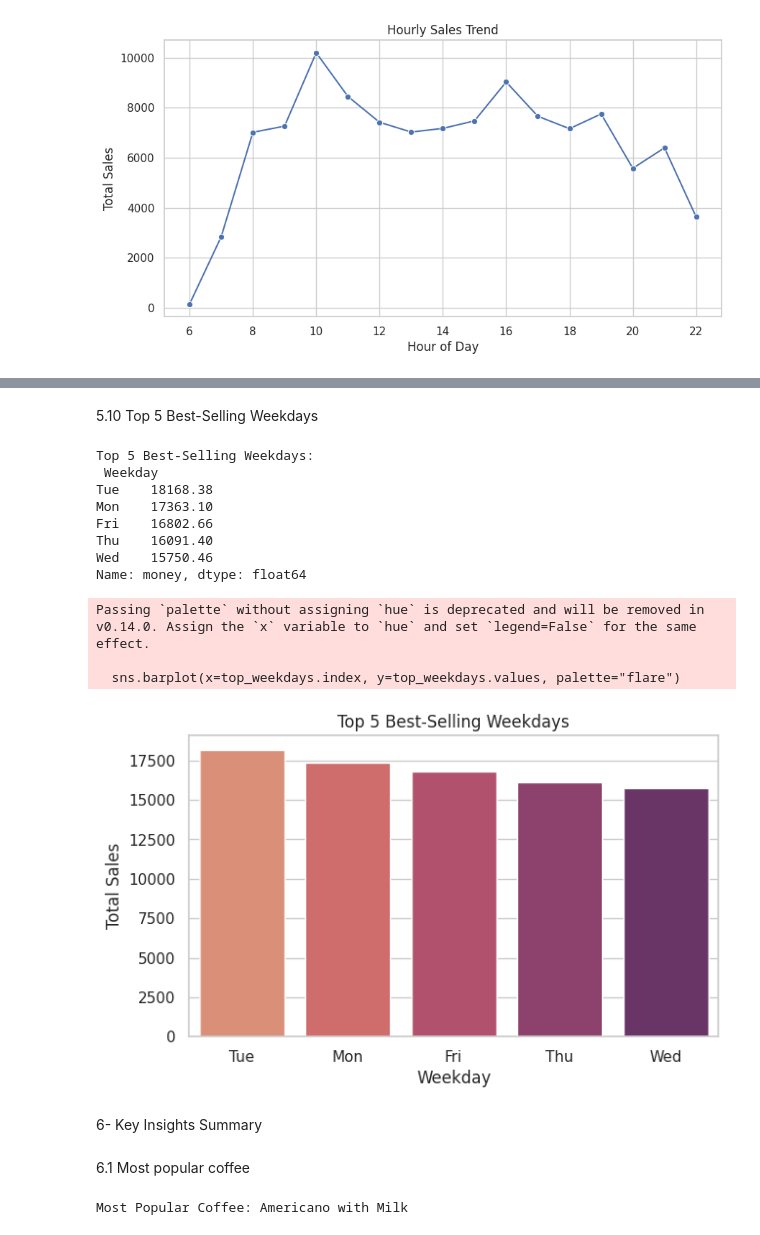
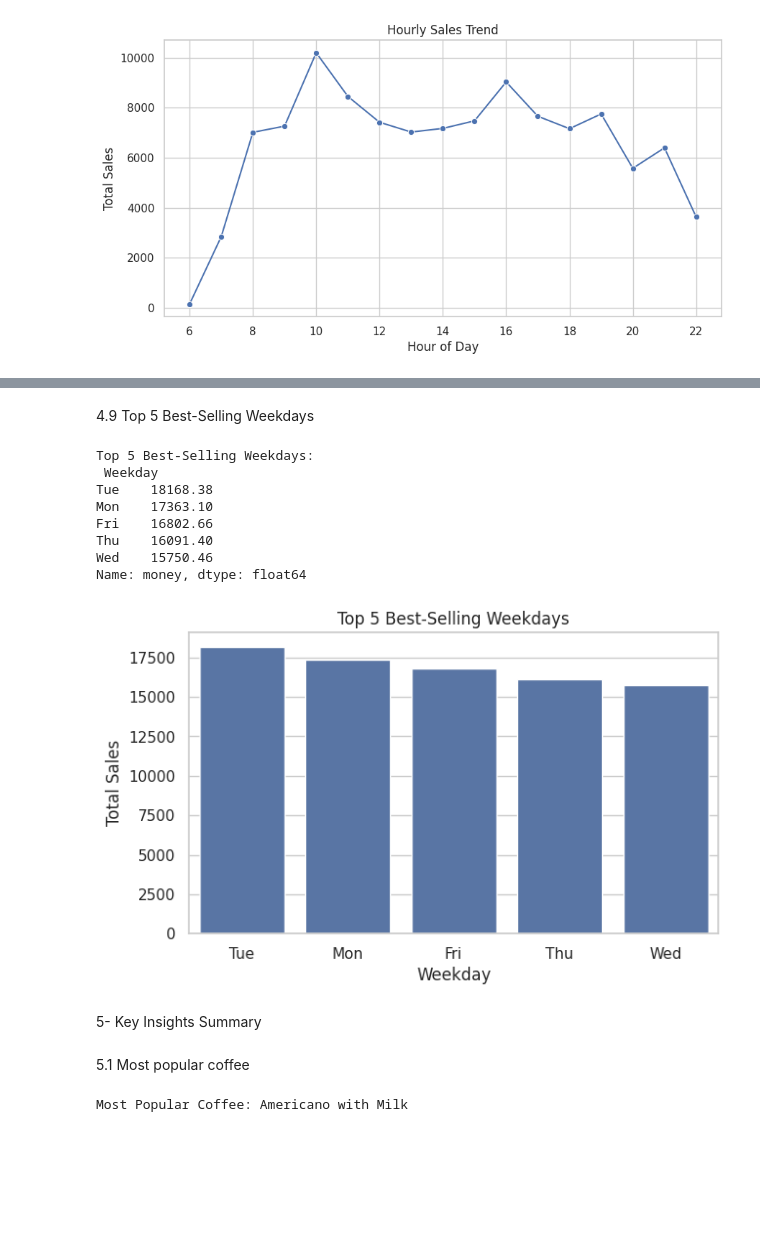
Before and after one commit to malath-1/CoffeeSalesAnlysis, a Jupyter notebook: CoffeeSalesAnalysis.ipynb, the cells around one changed output, grey strips where cells are left out. Drawn from its saved outputs; the diff is of its cells as text; code cells hidden in the pictures; blank space fills up the shorter version.

```diff
--- a/CoffeeSalesAnalysis.ipynb
+++ b/CoffeeSalesAnalysis.ipynb
@@ -164,32 +159,30 @@ Passing `palette` without assigning `hue` is deprecated and will be removed in v
 # %% [markdown]
-5.10 Top 5 Best-Selling Weekdays
+4.9 Top 5 Best-Selling Weekdays
 # %%
+df = pd.read_csv('/content/Coffe_sales.csv')
 top_weekdays = df.groupby("Weekday")["money"].sum().sort_values(ascending=False).head(5)
 print("\nTop 5 Best-Selling Weekdays:\n", top_weekdays)
 
 plt.figure(figsize=(7,4))
-sns.barplot(x=top_weekdays.index, y=top_weekdays.values, palette="flare")
+sns.barplot(x=top_weekdays.index, y=top_weekdays.values)
 plt.title("Top 5 Best-Selling Weekdays")
 plt.xlabel("Weekday")
 plt.ylabel("Total Sales")
 plt.show()
 # %% [output]
 Top 5 Best-Selling Weekdays:
  Weekday
 Tue    18168.38
 Mon    17363.10
 Fri    16802.66
 Thu    16091.40
 Wed    15750.46
 Name: money, dtype: float64
-Passing `palette` without assigning `hue` is deprecated and will be removed in v0.14.0. Assign the `x` variable to `hue` and set `legend=False` for the same effect.
-
-  sns.barplot(x=top_weekdays.index, y=top_weekdays.values, palette="flare")
-[figure, old version]
+[figure, new version]
 # %% [markdown]
-6- Key Insights Summary
+5- Key Insights Summary
 # %% [markdown]
-6.1 Most popular coffee
+5.1 Most popular coffee
 # %%
 most_popular_coffee = df['coffee_name'].value_counts().index[0]
 print(f"Most Popular Coffee: {most_popular_coffee}")
```
Also changed, not shown: parts of 15 cells of this notebook.
